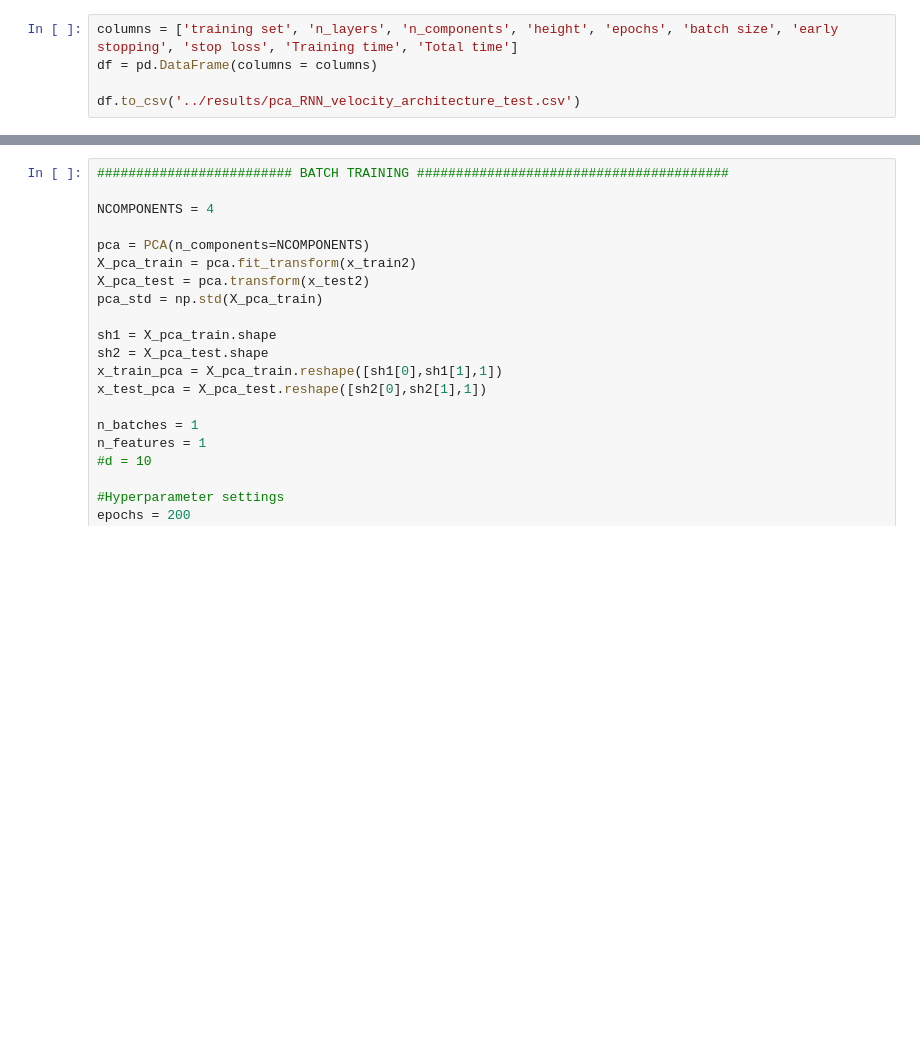
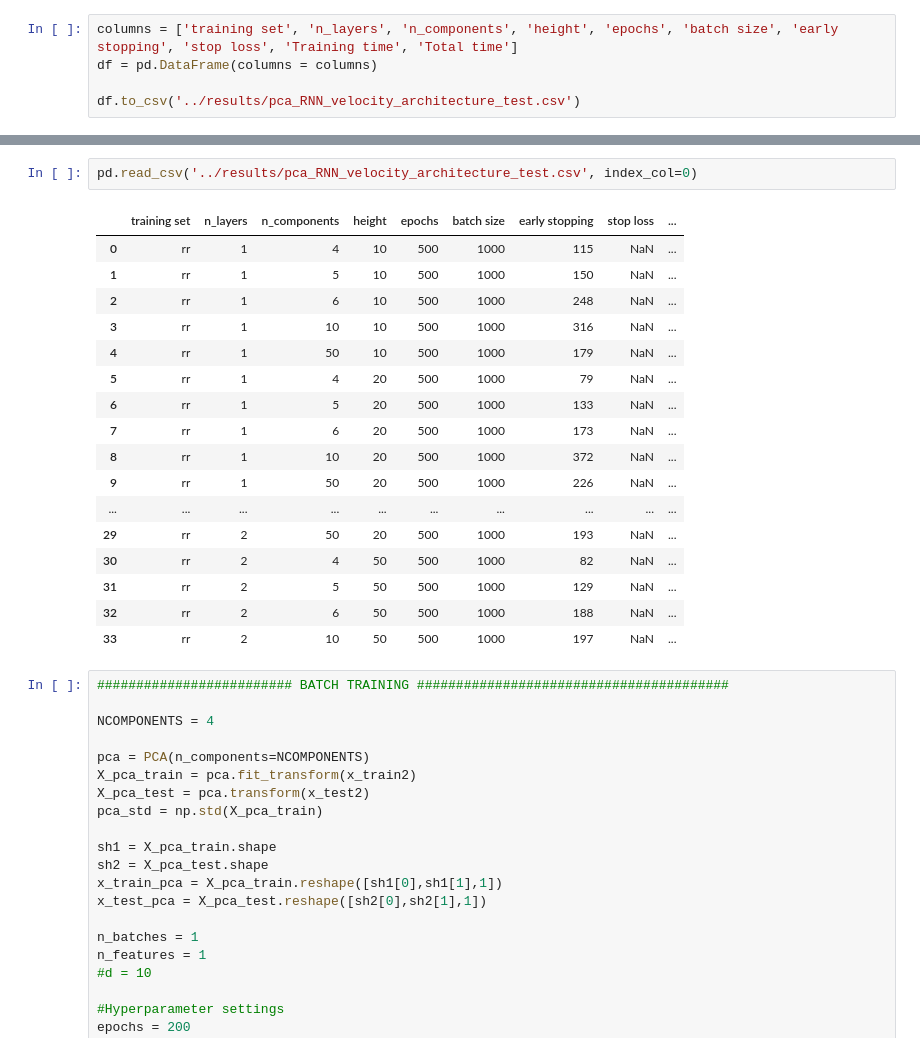
Before and after one commit to endrehp/FEM-ML2, a Jupyter notebook: RNN_velocity_control_pca_architecture_test.ipynb, the cells around one changed output, grey strips where cells are left out. Cells and saved outputs as stored; diff of their text form; blank space fills up the shorter version.

```diff
--- a/RNN_velocity_control_pca_architecture_test.ipynb
+++ b/RNN_velocity_control_pca_architecture_test.ipynb
@@ -451,4 +451,24 @@ Epoch 1/10
 KeyboardInterrupt:
+# %%
+pd.read_csv('../results/pca_RNN_velocity_architecture_test.csv', index_col=0)
+# %% [output]
+|  | training set | n_layers | n_components | height | epochs | batch size | early stopping | stop loss | ... |
+| 0 | rr | 1 | 4 | 10 | 500 | 1000 | 115 | NaN | ... |
+| 1 | rr | 1 | 5 | 10 | 500 | 1000 | 150 | NaN | ... |
+| 2 | rr | 1 | 6 | 10 | 500 | 1000 | 248 | NaN | ... |
+| 3 | rr | 1 | 10 | 10 | 500 | 1000 | 316 | NaN | ... |
+| 4 | rr | 1 | 50 | 10 | 500 | 1000 | 179 | NaN | ... |
+| 5 | rr | 1 | 4 | 20 | 500 | 1000 | 79 | NaN | ... |
+| 6 | rr | 1 | 5 | 20 | 500 | 1000 | 133 | NaN | ... |
+| 7 | rr | 1 | 6 | 20 | 500 | 1000 | 173 | NaN | ... |
+| 8 | rr | 1 | 10 | 20 | 500 | 1000 | 372 | NaN | ... |
+| 9 | rr | 1 | 50 | 20 | 500 | 1000 | 226 | NaN | ... |
+| ... | ... | ... | ... | ... | ... | ... | ... | ... | ... |
+| 29 | rr | 2 | 50 | 20 | 500 | 1000 | 193 | NaN | ... |
+| 30 | rr | 2 | 4 | 50 | 500 | 1000 | 82 | NaN | ... |
+| 31 | rr | 2 | 5 | 50 | 500 | 1000 | 129 | NaN | ... |
+| 32 | rr | 2 | 6 | 50 | 500 | 1000 | 188 | NaN | ... |
+| 33 | rr | 2 | 10 | 50 | 500 | 1000 | 197 | NaN | ... |
 # %%
 ######################### BATCH TRAINING ########################################
 
```
Also changed, not shown: parts of 4 cells of this notebook, 8 other files.
